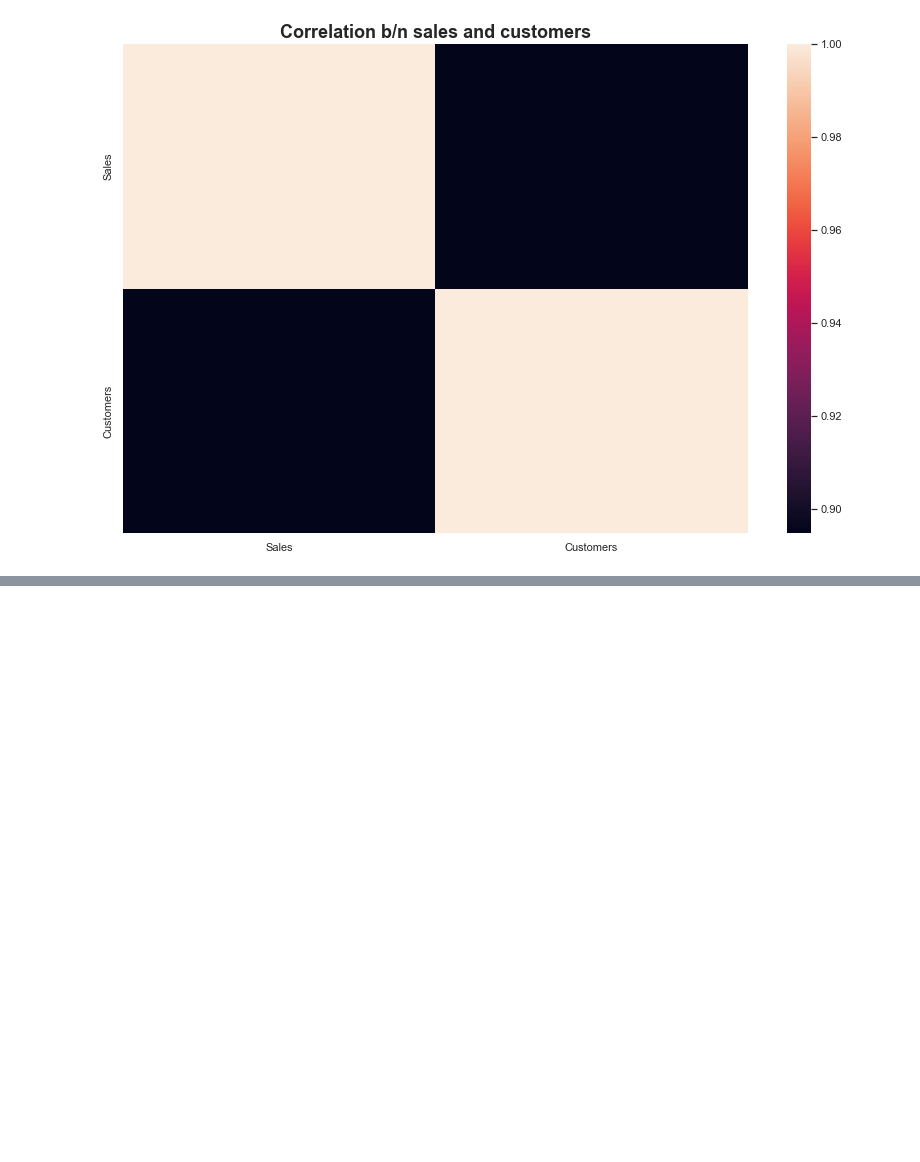
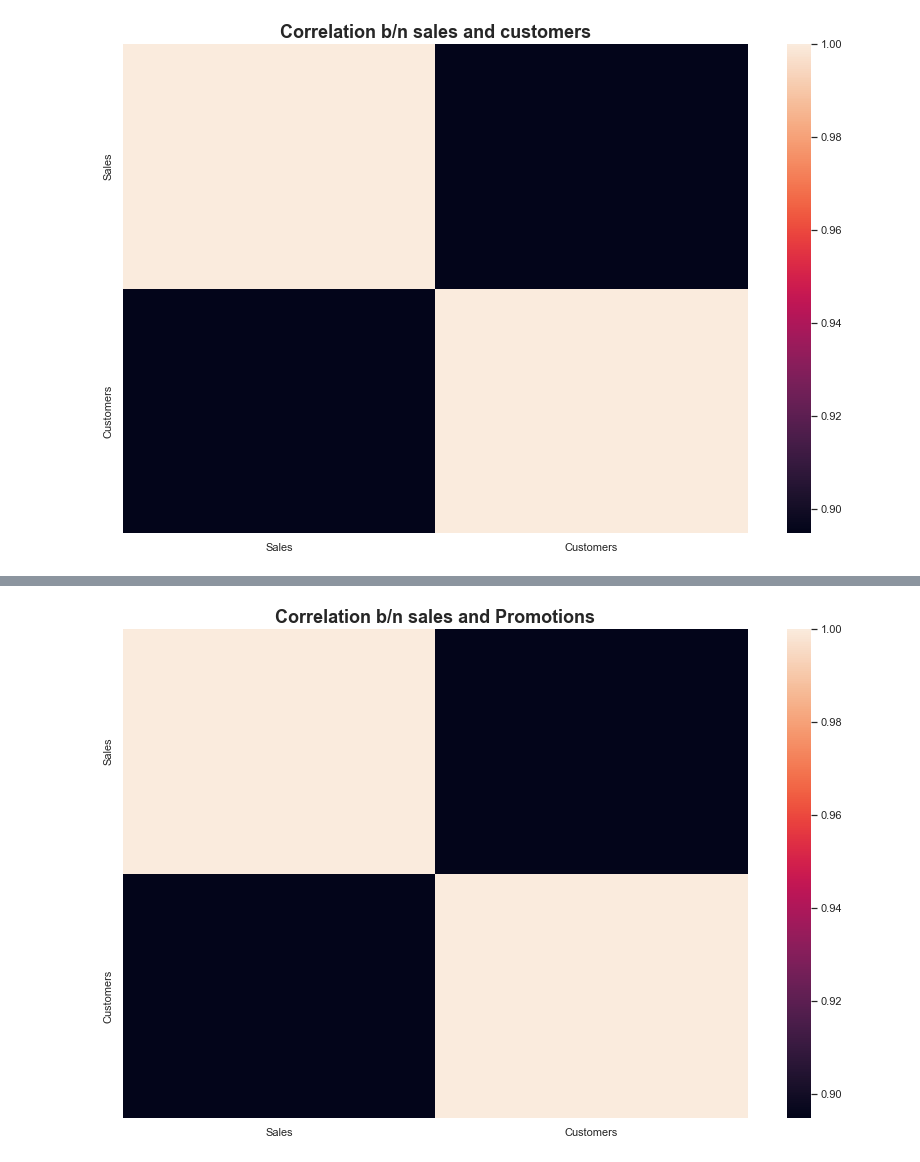
Before and after one commit to kebishaa/Pharmaceutical-Sales-Prediction, a Jupyter notebook: notebooks/data_exploration.ipynb, the cells around one changed output, grey strips where cells are left out. Cells and saved outputs as stored; diff of their text form; code cells hidden in the pictures; blank space fills up the shorter version.

```diff
--- a/notebooks/data_exploration.ipynb
+++ b/notebooks/data_exploration.ipynb
@@ -245,0 +248,4 @@ exploration.plot_heatmap_from_correlation(sales_cutomer_corr, 'Correlation b/n s
+# %%
+exploration.plot_heatmap_from_correlation(sales_cutomer_corr, 'Correlation b/n sales and Promotions')
+# %% [output]
+[figure, added]
```
Also changed, not shown: parts of 1 cell of this notebook.
